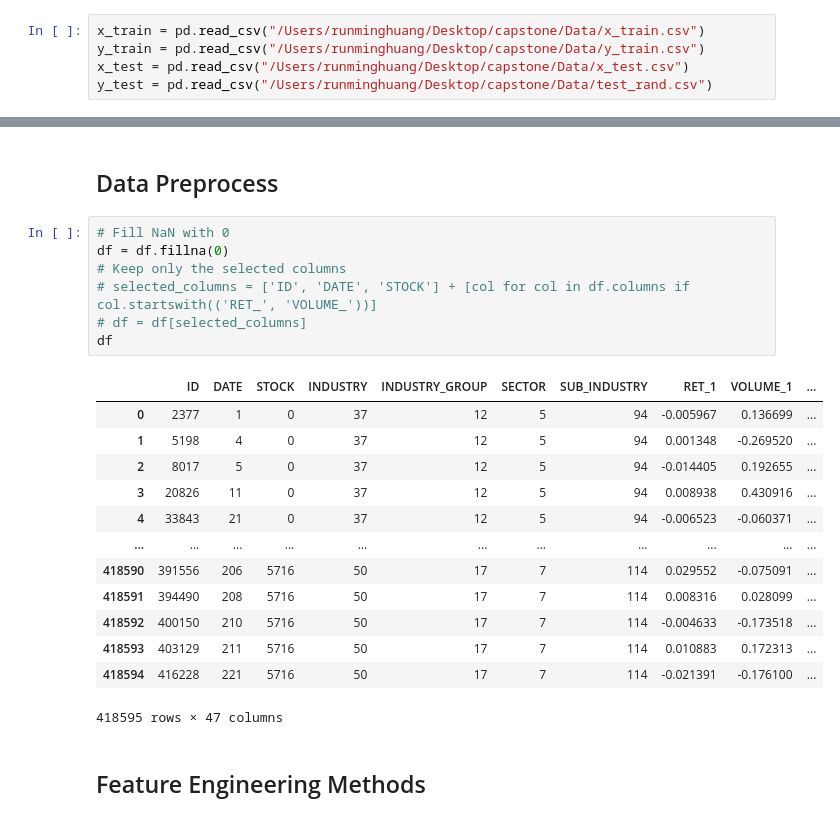
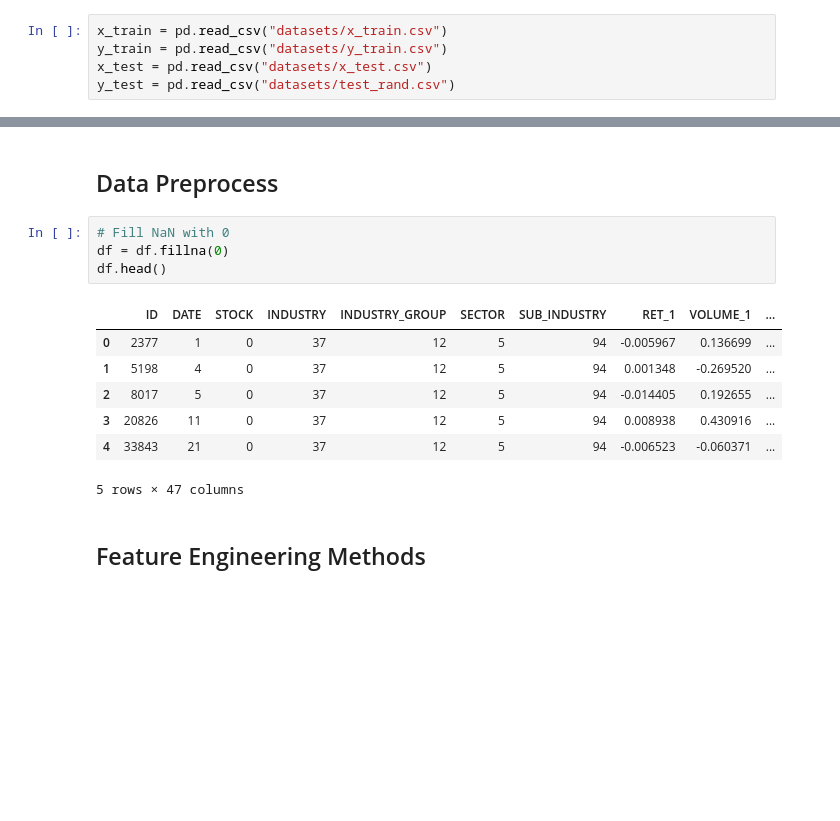
Before and after one commit to george-lhj/Transfer_Learning_for_Stock_Prediction, a Jupyter notebook: Data_Cleaning_and_Generation.ipynb, the cells around one changed output, grey strips where cells are left out. Saved outputs shown, nothing was run; the diff lists cells and outputs as text; blank space fills up the shorter version.

```diff
--- a/Data_Cleaning_and_Generation.ipynb
+++ b/Data_Cleaning_and_Generation.ipynb
@@ -10,8 +8,8 @@ from sklearn.decomposition import PCA
 # %% [markdown]
 ## Data Import
 # %%
-x_train = pd.read_csv("/Users/runminghuang/Desktop/capstone/Data/x_train.csv")
-y_train = pd.read_csv("/Users/runminghuang/Desktop/capstone/Data/y_train.csv")
-x_test = pd.read_csv("/Users/runminghuang/Desktop/capstone/Data/x_test.csv")
-y_test = pd.read_csv("/Users/runminghuang/Desktop/capstone/Data/test_rand.csv")
+x_train = pd.read_csv("datasets/x_train.csv")
+y_train = pd.read_csv("datasets/y_train.csv")
+x_test = pd.read_csv("datasets/x_test.csv")
+y_test = pd.read_csv("datasets/test_rand.csv")
 # %%
@@ -59,24 +45,15 @@ plan：
 # %%
 # Fill NaN with 0
 df = df.fillna(0)
-# Keep only the selected columns
-# selected_columns = ['ID', 'DATE', 'STOCK'] + [col for col in df.columns if col.startswith(('RET_', 'VOLUME_'))]
-# df = df[selected_columns]
-df
+df.head()
 # %% [output]
 |  | ID | DATE | STOCK | INDUSTRY | INDUSTRY_GROUP | SECTOR | SUB_INDUSTRY | RET_1 | VOLUME_1 | ... |
 | 0 | 2377 | 1 | 0 | 37 | 12 | 5 | 94 | -0.005967 | 0.136699 | ... |
 | 1 | 5198 | 4 | 0 | 37 | 12 | 5 | 94 | 0.001348 | -0.269520 | ... |
 | 2 | 8017 | 5 | 0 | 37 | 12 | 5 | 94 | -0.014405 | 0.192655 | ... |
 | 3 | 20826 | 11 | 0 | 37 | 12 | 5 | 94 | 0.008938 | 0.430916 | ... |
 | 4 | 33843 | 21 | 0 | 37 | 12 | 5 | 94 | -0.006523 | -0.060371 | ... |
-| ... | ... | ... | ... | ... | ... | ... | ... | ... | ... | ... |
-| 418590 | 391556 | 206 | 5716 | 50 | 17 | 7 | 114 | 0.029552 | -0.075091 | ... |
-| 418591 | 394490 | 208 | 5716 | 50 | 17 | 7 | 114 | 0.008316 | 0.028099 | ... |
-| 418592 | 400150 | 210 | 5716 | 50 | 17 | 7 | 114 | -0.004633 | -0.173518 | ... |
-| 418593 | 403129 | 211 | 5716 | 50 | 17 | 7 | 114 | 0.010883 | 0.172313 | ... |
-| 418594 | 416228 | 221 | 5716 | 50 | 17 | 7 | 114 | -0.021391 | -0.176100 | ... |
-418595 rows × 47 columns
+5 rows × 47 columns
 # %% [markdown]
 ## Feature Engineering Methods
 # %% [markdown]
```
Also changed, not shown: parts of 8 cells of this notebook, 1 other file.
